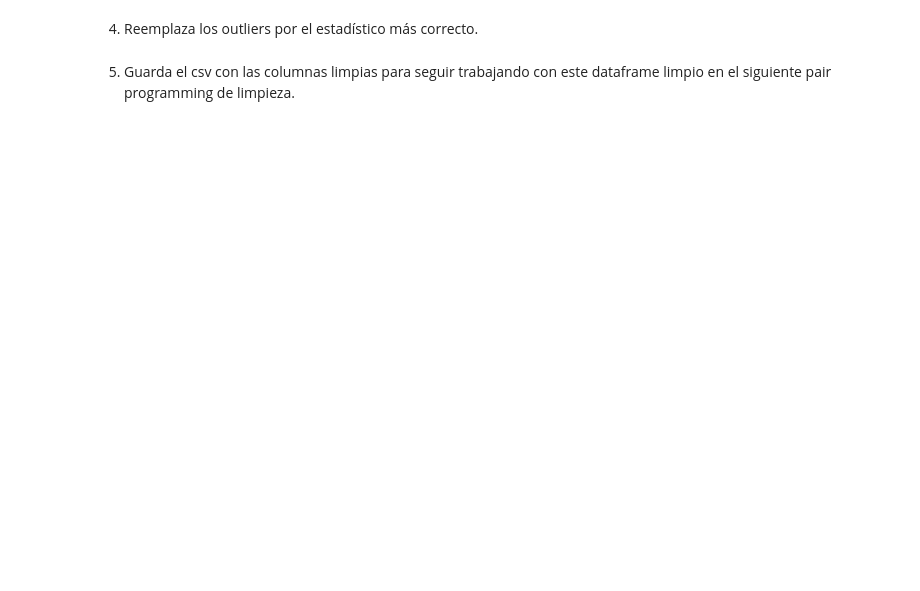
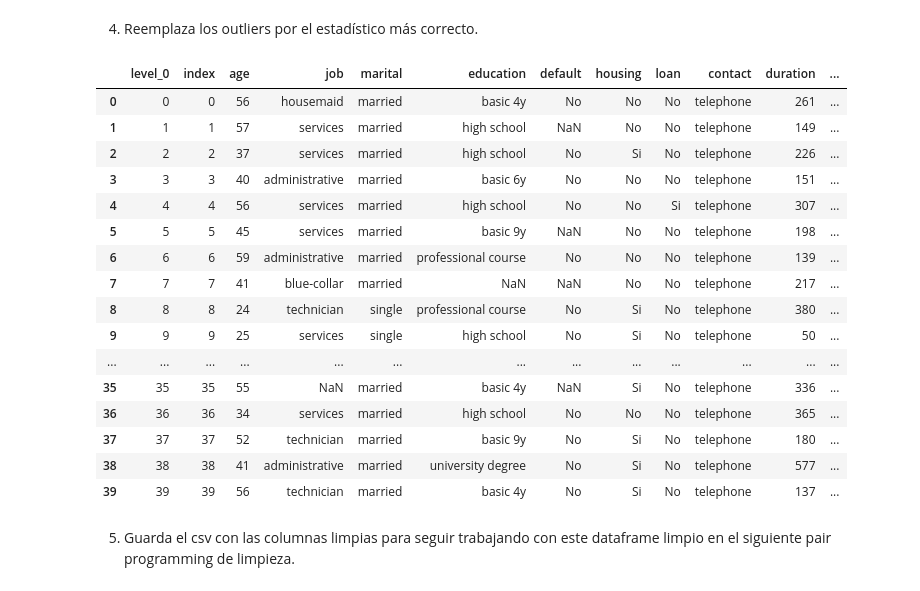
Before and after one commit to Adalab/promo_d_da_modulo2_sprint2_Lorena_AnaBelen, a Jupyter notebook: ejercicio3/pair_programming_Limpieza3.ipynb, the cells around one changed output. Saved outputs shown, nothing was run; the diff lists cells and outputs as text; code cells hidden in the pictures; blank space fills up the shorter version.

```diff
--- a/ejercicio3/pair_programming_Limpieza3.ipynb
+++ b/ejercicio3/pair_programming_Limpieza3.ipynb
@@ -21,2 +68,34 @@ Ya hemos limpiado todas las columnas que parecía que no tenían el tipo de dato
 # %% [markdown]
 3. Identifica sobre el dataframe las filas que son outliers
+# %%
+def detectar_outliers(lista_columnas, dataframe):
+
+    dicc_indices = {} # creamos un diccionario donde almacenaremos índices de los outliers
+
+    # iteramos por la lista de las columnas numéricas de nuestro dataframe
+    for col in lista_columnas:
+
+        #calculamos los cuartiles Q1 y Q3
+        Q1 = np.nanpercentile(df[col], 25)
+        Q3 = np.nanpercentile(df[col], 75)
+
+        # calculamos el rango intercuartil
+        IQR = Q3 - Q1
+
+        # calculamos los límites
+        outlier_step = 1.5 * IQR
+
+        # filtramos nuestro dataframe para indentificar los outliers
+        outliers_data = dataframe[(dataframe[col] < Q1 - outlier_step) | (dataframe[col] > Q3 + outlier_step)]
+
+
+        if outliers_data.shape[0] > 0: # chequeamos si nuestro dataframe tiene alguna fila.
+
+            dicc_indices[col] = (list(outliers_data.index)) # si tiene fila es que hay outliers y por lo tanto lo añadimos a nuestro diccionario
+
+
+
+    return dicc_indices
+# %%
+lista_columnas = list(df_numericas.columns)
+lista_columnas
@@ -22,0 +113,4 @@ Ya hemos limpiado todas las columnas que parecía que no tenían el tipo de dato
+# %%
+ind = detectar_outliers(lista_columnas, df)
+indices = ind.values()
+indices
@@ -23,2 +151,27 @@ Ya hemos limpiado todas las columnas que parecía que no tenían el tipo de dato
 # %% [markdown]
 4. Reemplaza los outliers por el estadístico más correcto.
+# %%
+for k, v in ind.items():
+    mediana = df[k].median() # calculamos la media para cada una de las columnas que tenemos en nuestro diccionario
+    for i in v: # iteremos por la lista de valores para cada columna
+        df.loc[i,k] = mediana
+# %%
+df.head(40)
+# %% [output]
+|  | level_0 | index | age | job | marital | education | default | housing | loan | contact | duration | ... |
+| 0 | 0 | 0 | 56 | housemaid | married | basic 4y | No | No | No | telephone | 261 | ... |
+| 1 | 1 | 1 | 57 | services | married | high school | NaN | No | No | telephone | 149 | ... |
+| 2 | 2 | 2 | 37 | services | married | high school | No | Si | No | telephone | 226 | ... |
+| 3 | 3 | 3 | 40 | administrative | married | basic 6y | No | No | No | telephone | 151 | ... |
+| 4 | 4 | 4 | 56 | services | married | high school | No | No | Si | telephone | 307 | ... |
+| 5 | 5 | 5 | 45 | services | married | basic 9y | NaN | No | No | telephone | 198 | ... |
+| 6 | 6 | 6 | 59 | administrative | married | professional course | No | No | No | telephone | 139 | ... |
+| 7 | 7 | 7 | 41 | blue-collar | married | NaN | NaN | No | No | telephone | 217 | ... |
+| 8 | 8 | 8 | 24 | technician | single | professional course | No | Si | No | telephone | 380 | ... |
+| 9 | 9 | 9 | 25 | services | single | high school | No | Si | No | telephone | 50 | ... |
+| ... | ... | ... | ... | ... | ... | ... | ... | ... | ... | ... | ... | ... |
+| 35 | 35 | 35 | 55 | NaN | married | basic 4y | NaN | Si | No | telephone | 336 | ... |
+| 36 | 36 | 36 | 34 | services | married | high school | No | No | No | telephone | 365 | ... |
+| 37 | 37 | 37 | 52 | technician | married | basic 9y | No | Si | No | telephone | 180 | ... |
+| 38 | 38 | 38 | 41 | administrative | married | university degree | No | Si | No | telephone | 577 | ... |
+| 39 | 39 | 39 | 56 | technician | married | basic 4y | No | Si | No | telephone | 137 | ... |
```
Also changed, not shown: parts of 17 cells of this notebook.
